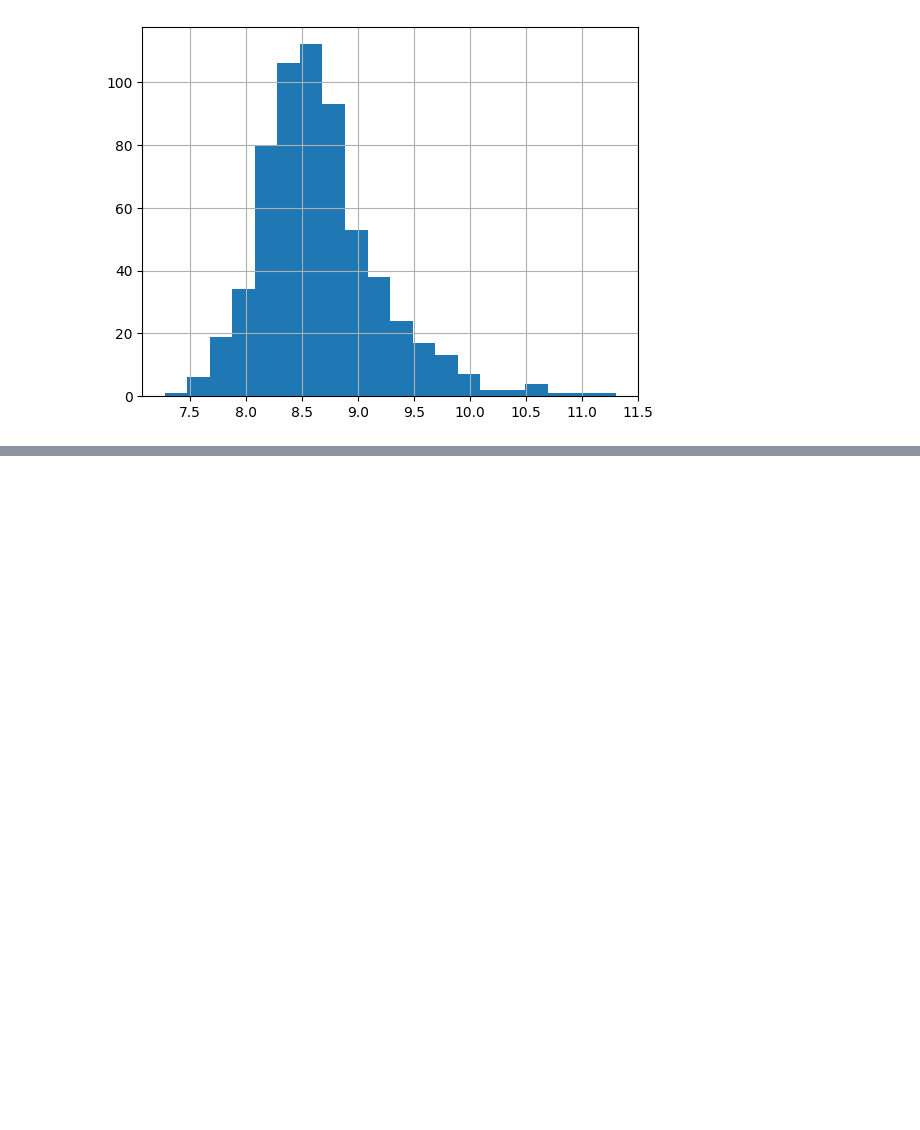
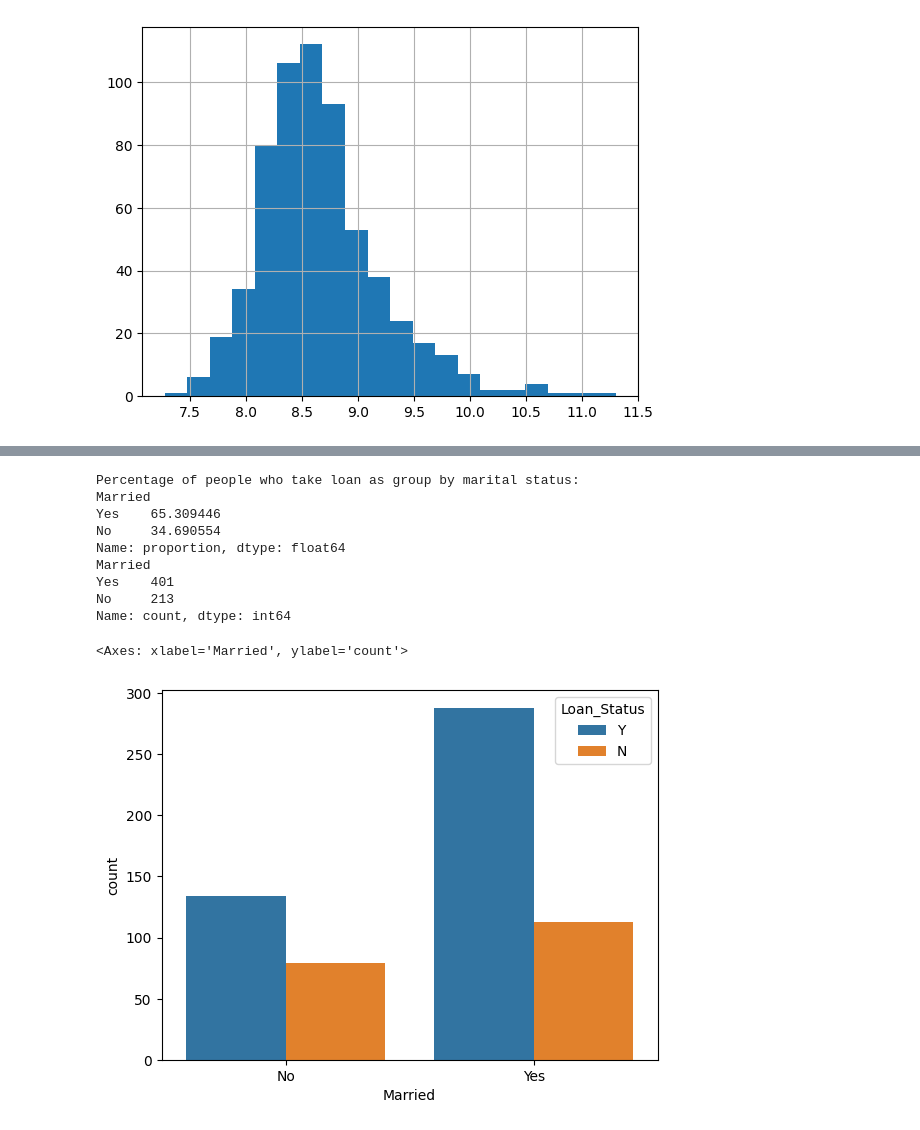
Before and after one commit to Simondelali/responsible-ai-loan-approval, a Jupyter notebook: notebooks/loan-approval-prediction.ipynb, the cells around one changed output, grey strips where cells are left out. Cells and saved outputs as stored; diff of their text form; code cells hidden in the pictures; blank space fills up the shorter version.

```diff
--- a/notebooks/loan-approval-prediction.ipynb
+++ b/notebooks/loan-approval-prediction.ipynb
@@ -88,0 +193,17 @@ df['TotalIncome_log'].hist(bins=20)
+# %%
+print("Percentage of people who take loan as group by marital status:")
+print(df['Married'].value_counts(normalize=True) * 100)
+print(df['Married'].value_counts())
+sns.countplot(x='Married', data=df, hue='Loan_Status')
+# %% [output]
+Percentage of people who take loan as group by marital status:
+Married
+Yes    65.309446
+No     34.690554
+Name: proportion, dtype: float64
+Married
+Yes    401
+No     213
+Name: count, dtype: int64
+<Axes: xlabel='Married', ylabel='count'>
+[figure, added]
```
Also changed, not shown: parts of 13 cells of this notebook.
